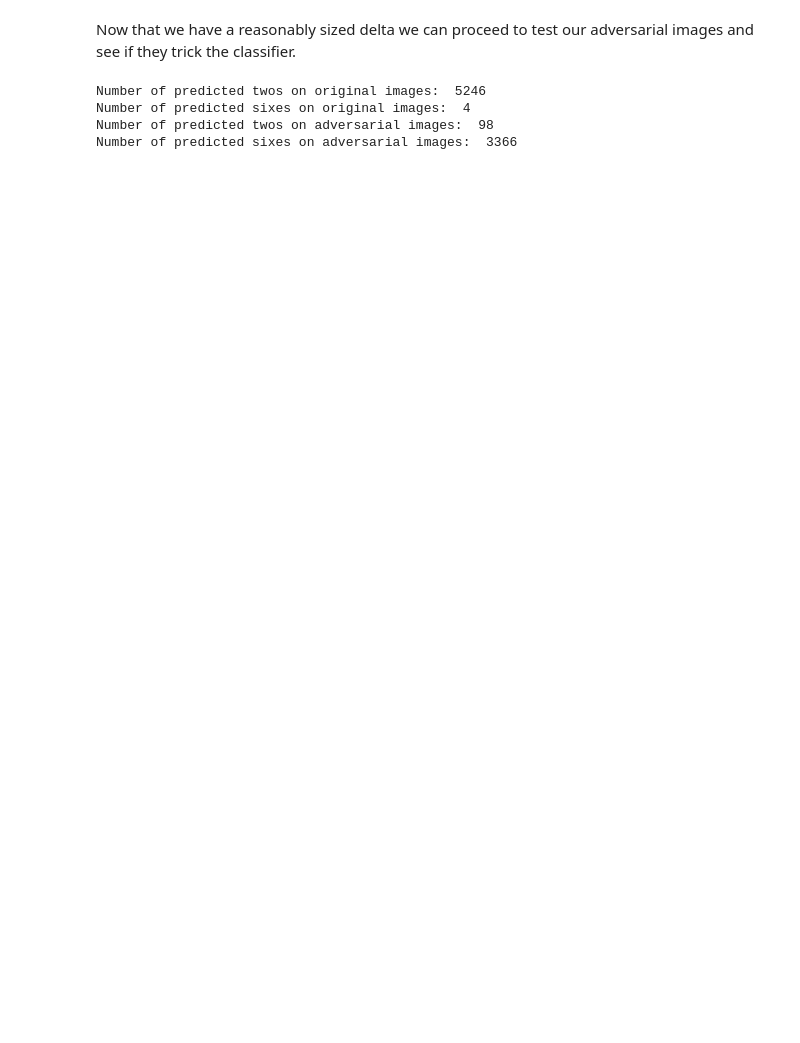
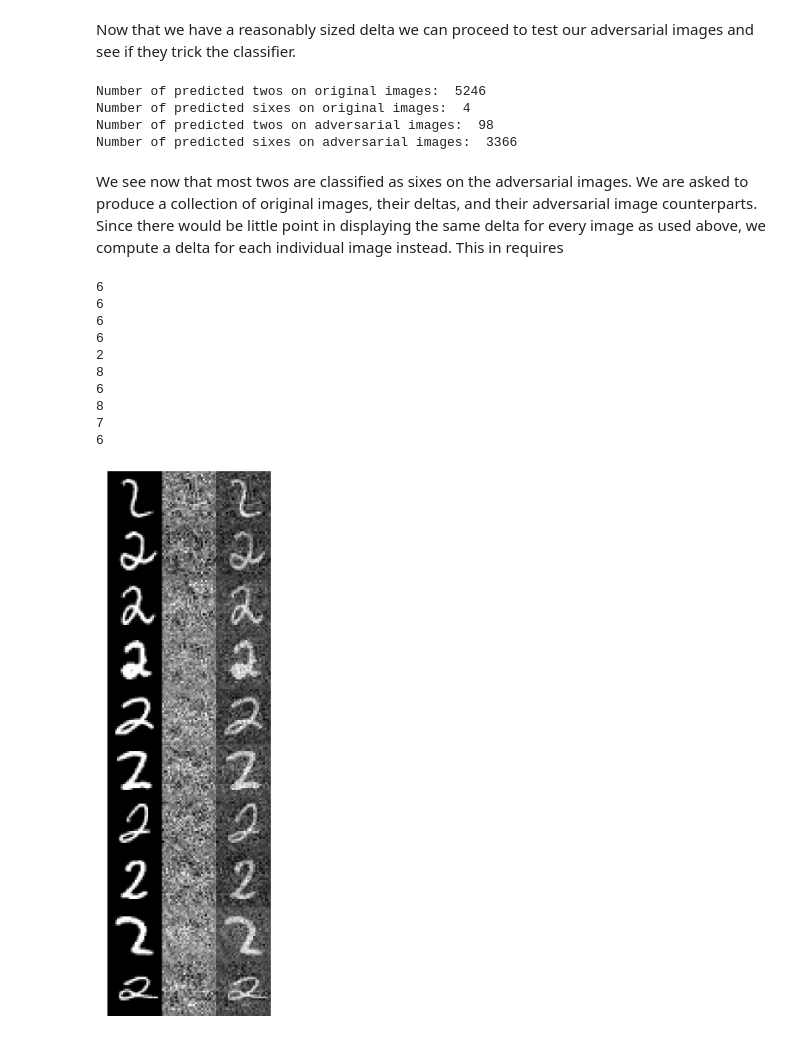
Before and after one commit to dtkatch/adversarial-examples, a Jupyter notebook: generating adversarial examples for MNIST.ipynb, the cells around one changed output. Drawn from its saved outputs; the diff is of its cells as text; code cells hidden in the pictures; blank space fills up the shorter version.

```diff
--- a/generating adversarial examples for MNIST.ipynb
+++ b/generating adversarial examples for MNIST.ipynb
@@ -170,3 +167,37 @@ Number of predicted twos on original images:  5246
 Number of predicted sixes on original images:  4
 Number of predicted twos on adversarial images:  98
 Number of predicted sixes on adversarial images:  3366
+# %% [markdown]
+We see now that most twos are classified as sixes on the adversarial images. We are asked to produce a collection of original images, their deltas, and their adversarial image counterparts. Since there would be little point in displaying the same delta for every image as used above, we compute a delta for each individual image instead. This in requires
+# %%
+# Plotting code adapted from https://stackoverflow.com/questions/41071947/how-to-remove-the-space-between-subplots-in-matplotlib-pyplot
+from matplotlib import gridspec
+fig = plt.figure(figsize=(8, 20))
+gs = gridspec.GridSpec(10, 3, width_ratios=[1, 1, 1], wspace=0.0, hspace=0.0, top=0.95, bottom=0.05, left=0.17, right=0.845)
+for i in range(10):
+    delta = sess.run(grad, feed_dict={x: [two_images[i]], y_: [six_labels[i]], keep_prob: 1.0})
+    delta = np.mean(delta, axis=0)
+    splot = plt.subplot(gs[i,0])
+    splot.imshow(np.reshape(two_images[i], (28,28)), cmap='gray')
+    splot.axis('off')
+    splot = plt.subplot(gs[i,1])
+    splot.imshow(np.reshape(-0.5*delta, (28,28)), cmap='gray')
+    splot.axis('off')
+    splot = plt.subplot(gs[i,2])
+    splot.imshow(np.reshape(two_images[i] - 0.5*delta, (28,28)), cmap='gray')
+    splot.axis('off')
+    pred = sess.run(y, feed_dict={x: [two_images[i] - 0.5 * delta], y_: [two_labels[i]], keep_prob: 1.0})
+    print(np.argmax(pred))
+plt.show()
+# %% [output]
+6
+6
+6
+6
+2
+8
+6
+8
+7
+6
+[figure, added]
```
Also changed, not shown: parts of 1 cell of this notebook.
